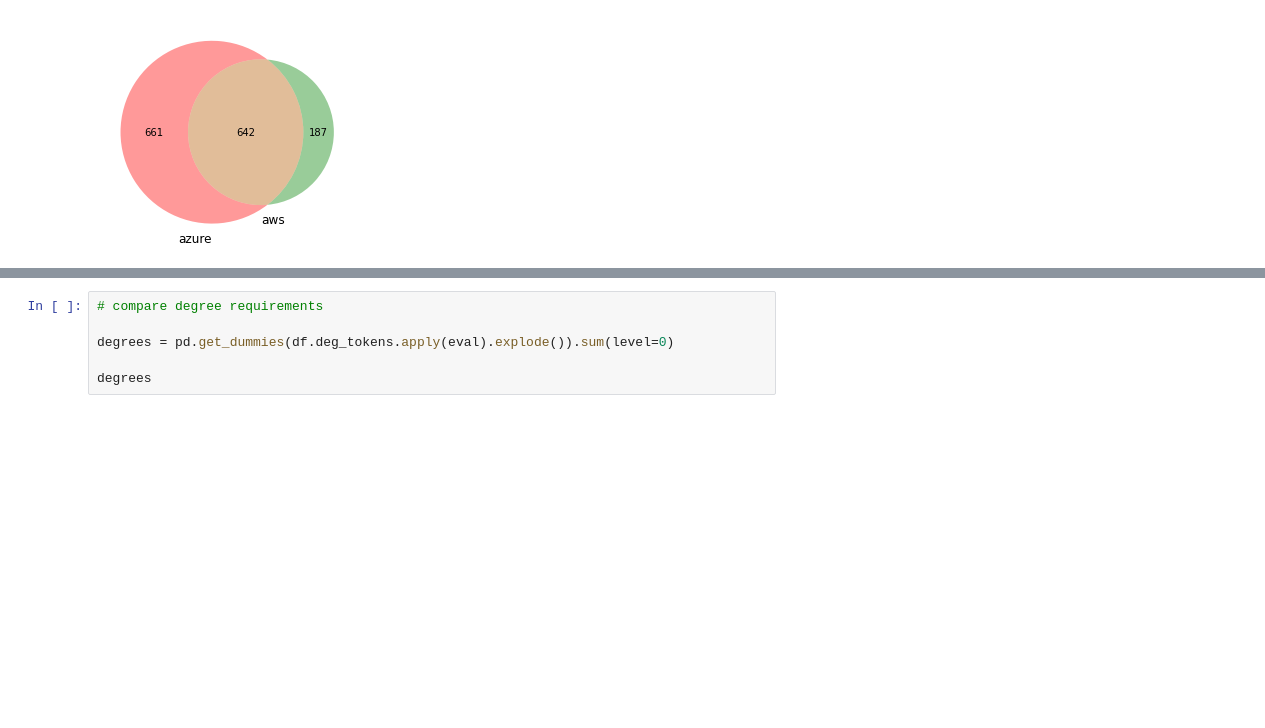
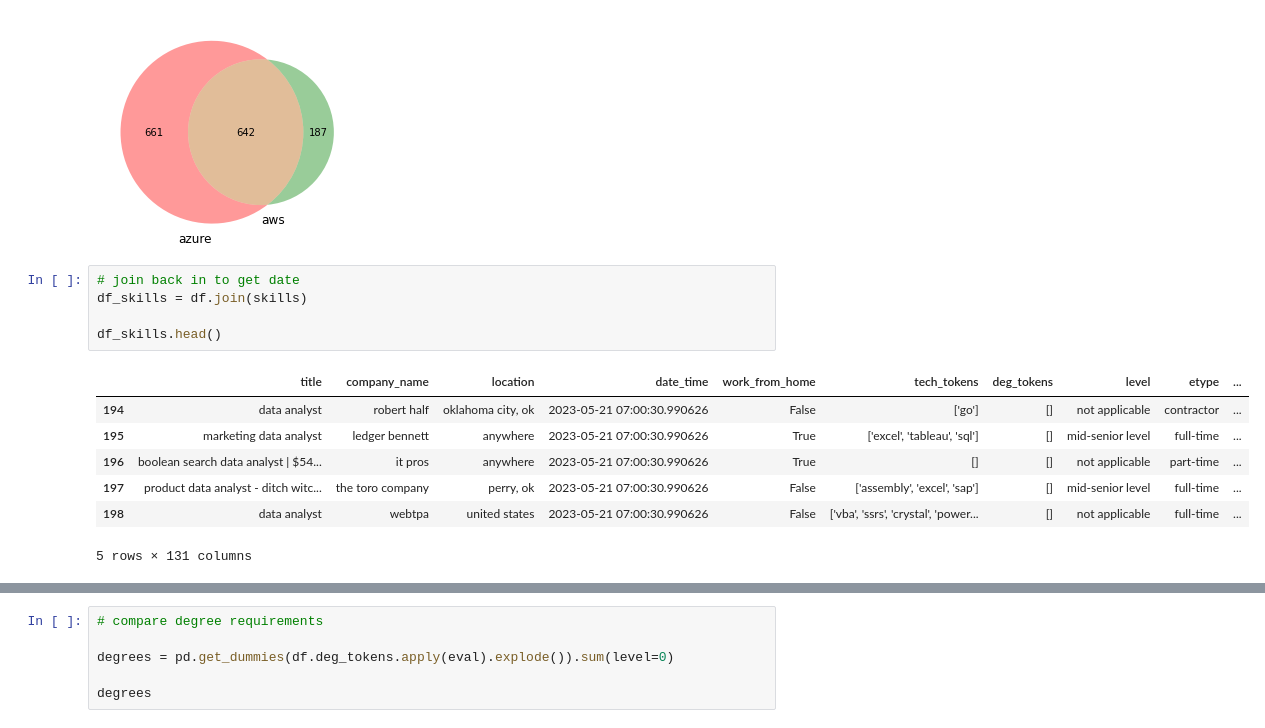
Before and after one commit to F-said/cert-quick-picks, a Jupyter notebook: mvp/eda.ipynb, the cells around one changed output, grey strips where cells are left out. Saved outputs shown, nothing was run; the diff lists cells and outputs as text; blank space fills up the shorter version.

```diff
--- a/mvp/eda.ipynb
+++ b/mvp/eda.ipynb
@@ -192,3 +204,16 @@ venn2(subsets=counts2, set_labels = ("azure", "aws"))
 plt.show()
 # %% [output]
 [figure]
+# %%
+# join back in to get date
+df_skills = df.join(skills)
+
+df_skills.head()
+# %% [output]
+|  | title | company_name | location | date_time | work_from_home | tech_tokens | deg_tokens | level | etype | ... |
+| 194 | data analyst | robert half | oklahoma city, ok | 2023-05-21 07:00:30.990626 | False | ['go'] | [] | not applicable | contractor | ... |
+| 195 | marketing data analyst | ledger bennett | anywhere | 2023-05-21 07:00:30.990626 | True | ['excel', 'tableau', 'sql'] | [] | mid-senior level | full-time | ... |
+| 196 | boolean search data analyst | $54... | it pros | anywhere | 2023-05-21 07:00:30.990626 | True | [] | [] | not applicable | part-time | ... |
+| 197 | product data analyst - ditch witc... | the toro company | perry, ok | 2023-05-21 07:00:30.990626 | False | ['assembly', 'excel', 'sap'] | [] | mid-senior level | full-time | ... |
+| 198 | data analyst | webtpa | united states | 2023-05-21 07:00:30.990626 | False | ['vba', 'ssrs', 'crystal', 'power... | [] | not applicable | full-time | ... |
+5 rows × 131 columns
```
Also changed, not shown: parts of 2 cells of this notebook, 1 other file.
